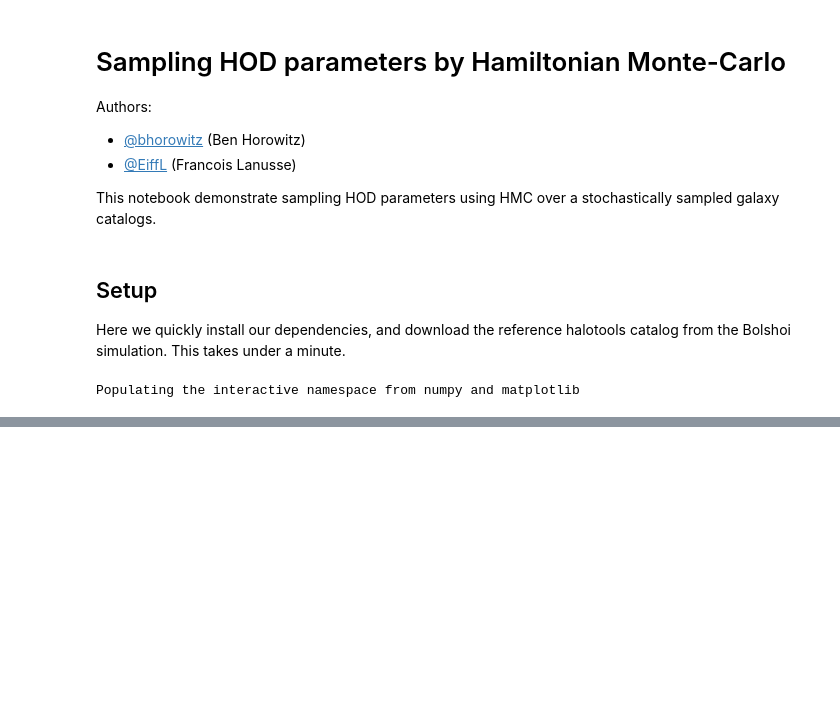
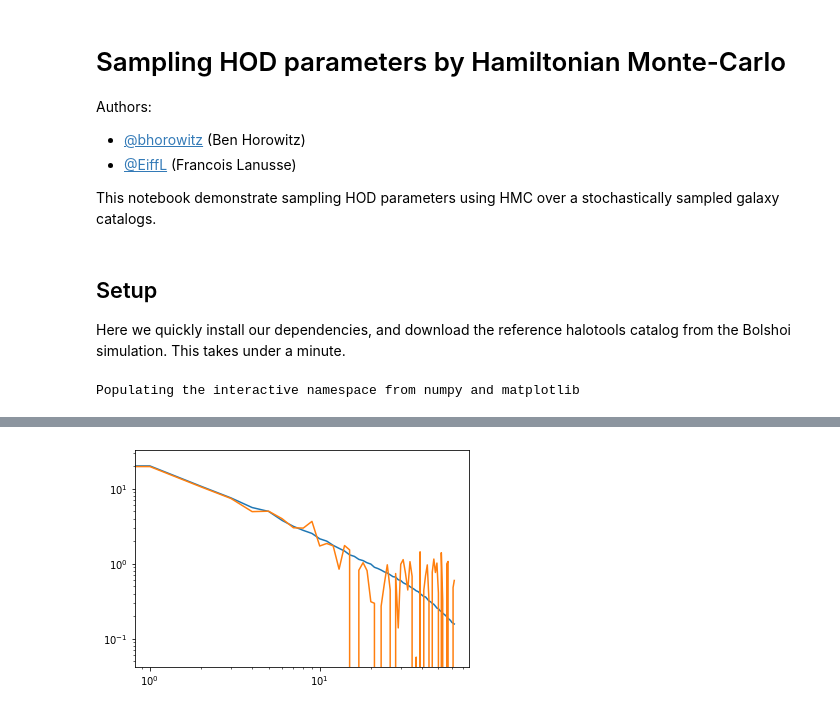
Before and after one commit to DifferentiableUniverseInitiative/DHOD, a Jupyter notebook: nb/Optimized_HOD_HMC_sampling.ipynb, the cells around one changed output, grey strips where cells are left out. Drawn from its saved outputs; the diff is of its cells as text; code cells hidden in the pictures; blank space fills up the shorter version.

```diff
--- a/nb/Optimized_HOD_HMC_sampling.ipynb
+++ b/nb/Optimized_HOD_HMC_sampling.ipynb
@@ -228,0 +246,7 @@ array([[11.910663  ,  0.26596314, 11.360015  , 13.587226  ,  1.0418508 ],
+# %%
+one = tf.ones([batch_size])
+with ed.condition(sigma_logM=0.26*one, logMmin=12.02*one, logM0=11.38*one, logM1=13.31*one, alpha=1.06*one):
+  loglog(mean)
+  plot(model_fn().numpy()[0])
+# %% [output]
+[figure, added]
```
Also changed, not shown: parts of 42 cells of this notebook, 2 other files.
